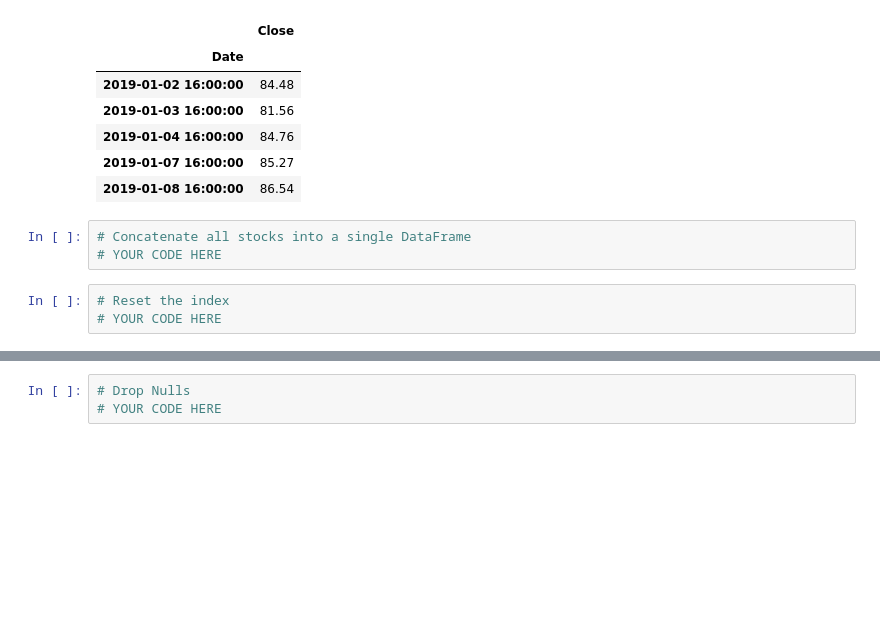
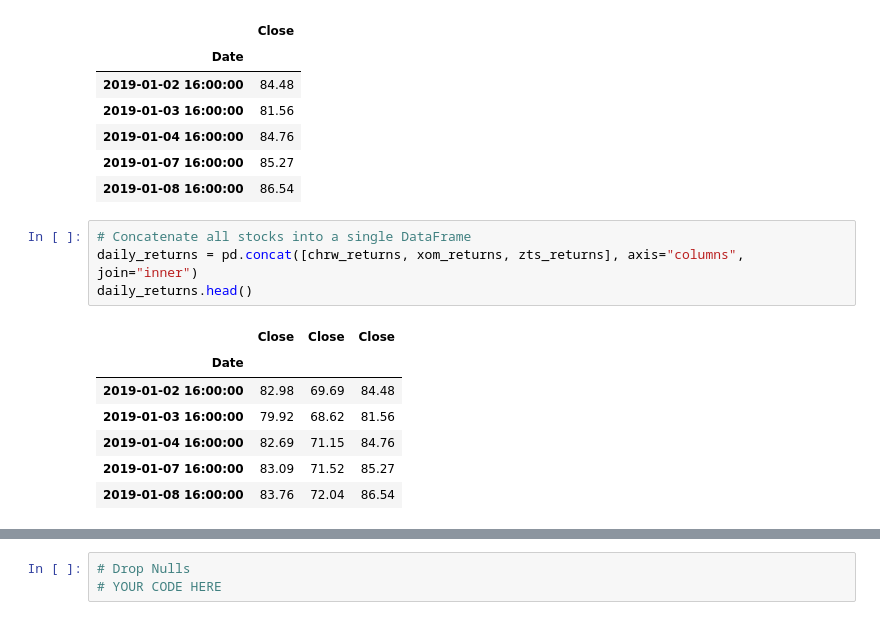
Before and after one commit to jonowens/a_whale_off_the_portfolio, a Jupyter notebook: whale_analysis.ipynb, the cells around one changed output, grey strips where cells are left out. Cells and saved outputs as stored; diff of their text form; blank space fills up the shorter version.

```diff
--- a/whale_analysis.ipynb
+++ b/whale_analysis.ipynb
@@ -396,9 +396,15 @@ zts_returns.head()
 | 2019-01-08 16:00:00 | 86.54 |
 # %%
 # Concatenate all stocks into a single DataFrame
-# YOUR CODE HERE
+daily_returns = pd.concat([chrw_returns, xom_returns, zts_returns], axis="columns", join="inner")
+daily_returns.head()
+# %% [output]
+|  | Close | Close | Close |
+| Date |  |  |  |
+| 2019-01-02 16:00:00 | 82.98 | 69.69 | 84.48 |
+| 2019-01-03 16:00:00 | 79.92 | 68.62 | 81.56 |
+| 2019-01-04 16:00:00 | 82.69 | 71.15 | 84.76 |
+| 2019-01-07 16:00:00 | 83.09 | 71.52 | 85.27 |
+| 2019-01-08 16:00:00 | 83.76 | 72.04 | 86.54 |
-# %%
-# Reset the index
-# YOUR CODE HERE
 # %%
 # Pivot so that each column of prices represents a unique symbol
```
Also changed, not shown: parts of 1 cell of this notebook.
